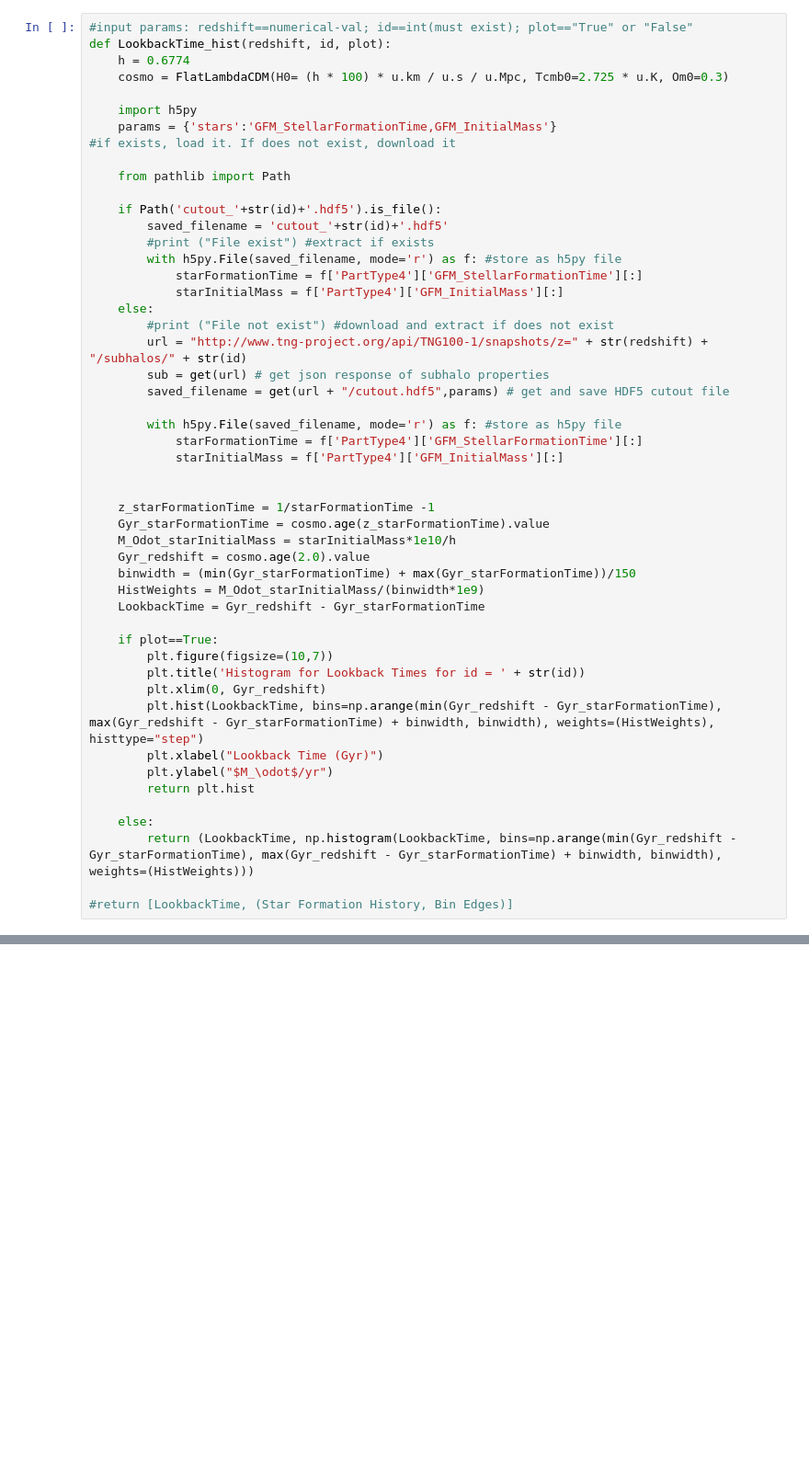
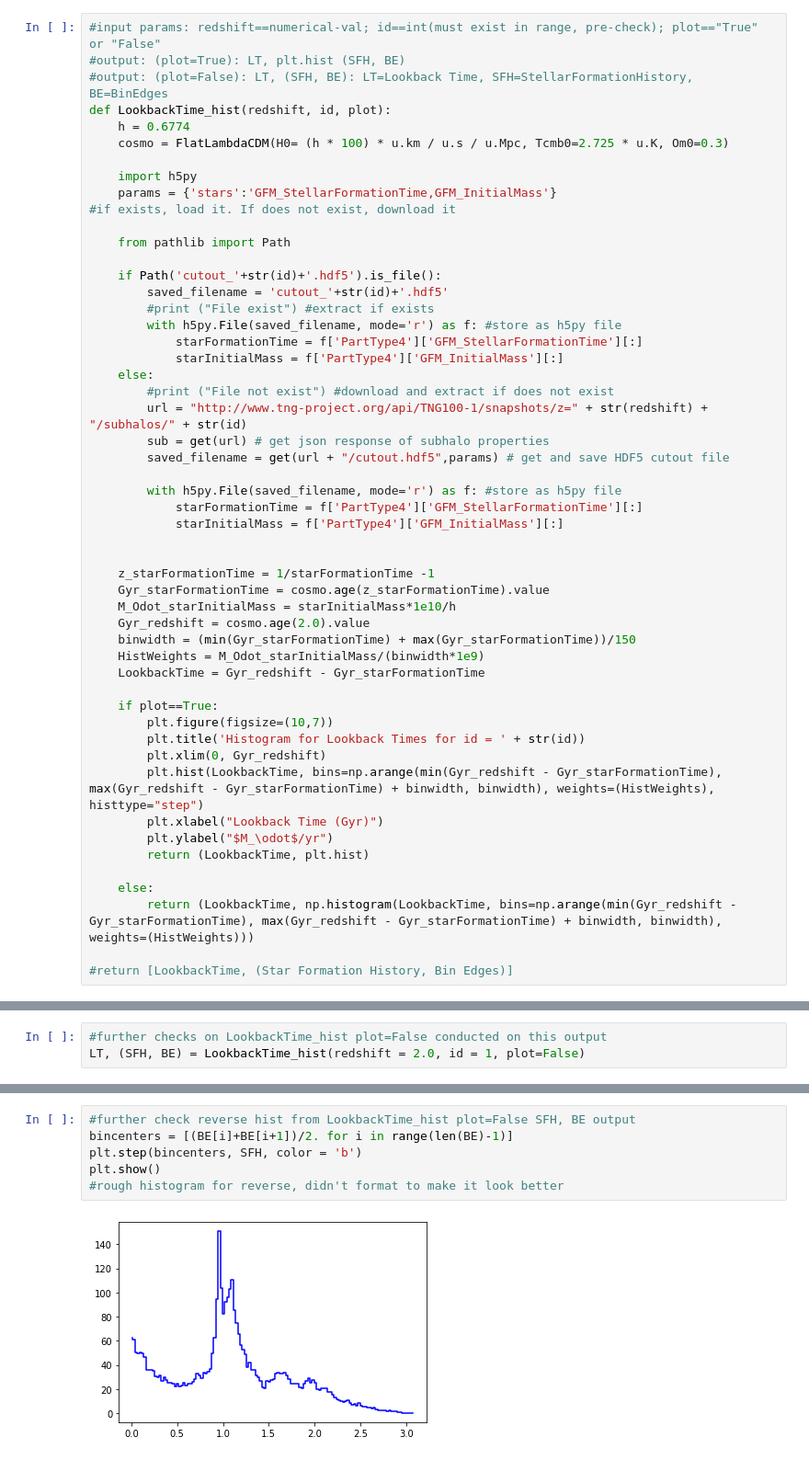
Before and after one commit to pathakde/Galaxy-Quenching, a Jupyter notebook: SFH_Definitions.ipynb, the cells around one changed output, grey strips where cells are left out. Shown: that part at 92% size. Cells and saved outputs as stored; diff of their text form; blank space fills up the shorter version.

```diff
--- a/SFH_Definitions.ipynb
+++ b/SFH_Definitions.ipynb
@@ -41,7 +41,9 @@ def get(path, params=None):
 
     return r
 # %%
-#input params: redshift==numerical-val; id==int(must exist); plot=="True" or "False"
+#input params: redshift==numerical-val; id==int(must exist in range, pre-check); plot=="True" or "False"
+#output: (plot=True): LT, plt.hist (SFH, BE)
+#output: (plot=False): LT, (SFH, BE): LT=Lookback Time, SFH=StellarFormationHistory, BE=BinEdges
 def LookbackTime_hist(redshift, id, plot):
     h = 0.6774
     cosmo = FlatLambdaCDM(H0= (h * 100) * u.km / u.s / u.Mpc, Tcmb0=2.725 * u.K, Om0=0.3)
@@ -84,7 +86,7 @@ def LookbackTime_hist(redshift, id, plot):
         plt.hist(LookbackTime, bins=np.arange(min(Gyr_redshift - Gyr_starFormationTime), max(Gyr_redshift - Gyr_starFormationTime) + binwidth, binwidth), weights=(HistWeights), histtype="step")
         plt.xlabel("Lookback Time (Gyr)")
         plt.ylabel("$M_\odot$/yr")
-        return plt.hist
+        return (LookbackTime, plt.hist)
 
     else:
         return (LookbackTime, np.histogram(LookbackTime, bins=np.arange(min(Gyr_redshift - Gyr_starFormationTime), max(Gyr_redshift - Gyr_starFormationTime) + binwidth, binwidth), weights=(HistWeights)))
@@ -118,3 +124,6 @@ LookbackTime_hist(redshift = 2.0, id = 1, plot=False)
          2.74855824, 2.77243017, 2.79630211, 2.82017404, 2.84404598,
          2.86791791, 2.89178985, 2.91566178, 2.93953372, 2.96340565,
          2.98727759, 3.01114953, 3.03502146, 3.0588934 , 3.08276533]))]
+# %%
+#further checks on LookbackTime_hist plot=False conducted on this output
+LT, (SFH, BE) = LookbackTime_hist(redshift = 2.0, id = 1, plot=False)
@@ -121 +143,9 @@ LookbackTime_hist(redshift = 2.0, id = 1, plot=False)
+# %%
+#further check reverse hist from LookbackTime_hist plot=False SFH, BE output
+bincenters = [(BE[i]+BE[i+1])/2. for i in range(len(BE)-1)]
+plt.step(bincenters, SFH, color = 'b')
+plt.show()
+#rough histogram for reverse, didn't format to make it look better
+# %% [output]
+[figure, added]
 # %%
```
Also changed, not shown: parts of 9 cells of this notebook.
